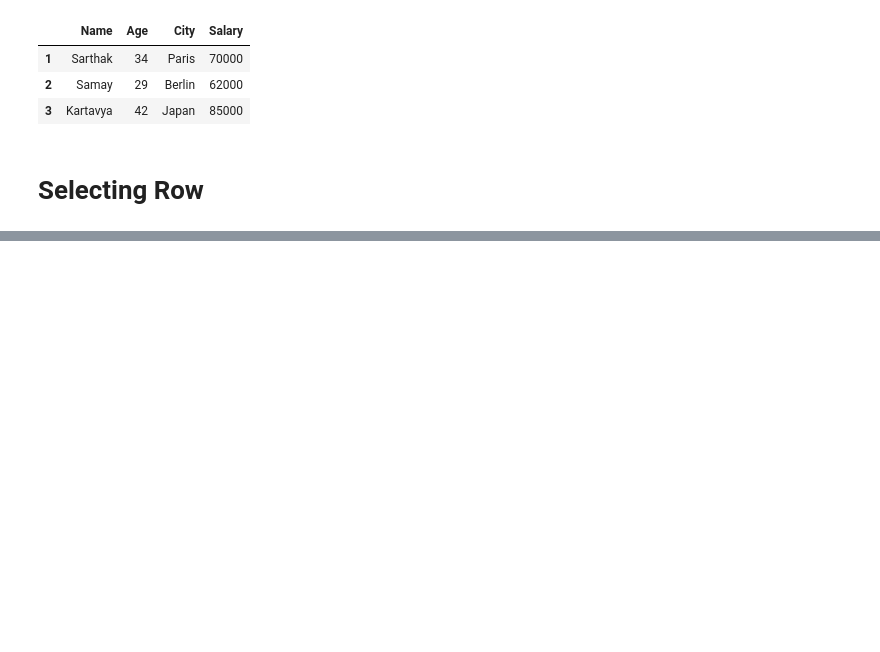
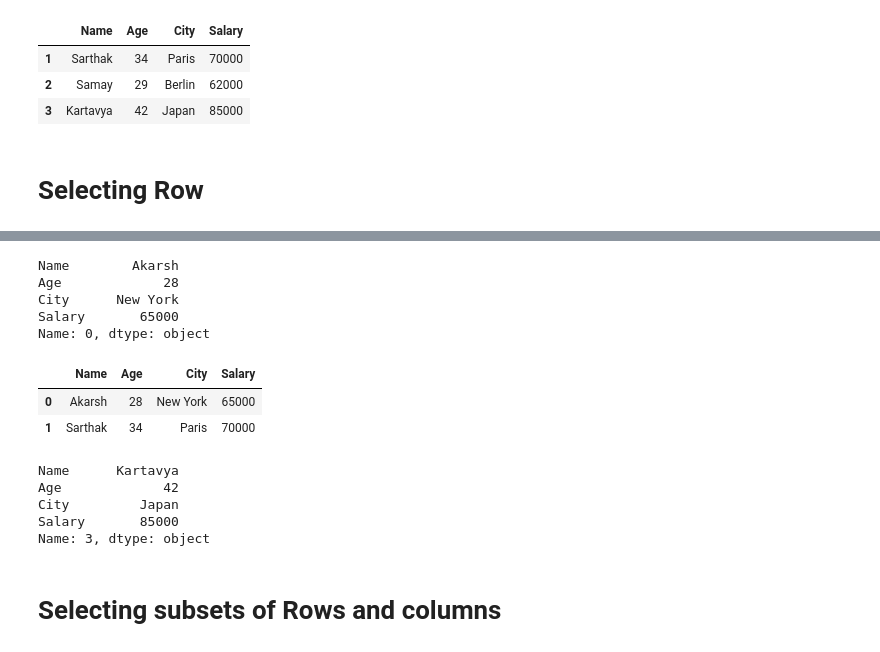
Before and after one commit to Rajni0327/pandas, a Jupyter notebook: Dataframes.ipynb, the cells around one changed output, grey strips where cells are left out. Saved outputs shown, nothing was run; the diff lists cells and outputs as text; code cells hidden in the pictures; blank space fills up the shorter version.

```diff
--- a/Dataframes.ipynb
+++ b/Dataframes.ipynb
@@ -129,0 +138,24 @@ df.drop( 0,axis=0)     #To remove first row
+# %%
+df.loc[0]     #for rows , loc = location is used
+# %% [output]
+Name        Akarsh
+Age             28
+City      New York
+Salary       65000
+Name: 0, dtype: object
+# %%
+df.loc[[0,1]]
+# %% [output]
+|  | Name | Age | City | Salary |
+| 0 | Akarsh | 28 | New York | 65000 |
+| 1 | Sarthak | 34 | Paris | 70000 |
+# %%
+df.iloc[3]  #index location
+# %% [output]
+Name      Kartavya
+Age             42
+City         Japan
+Salary       85000
+Name: 3, dtype: object
+# %% [markdown]
+# Selecting subsets of Rows and columns
```
Also changed, not shown: parts of 8 cells of this notebook.
